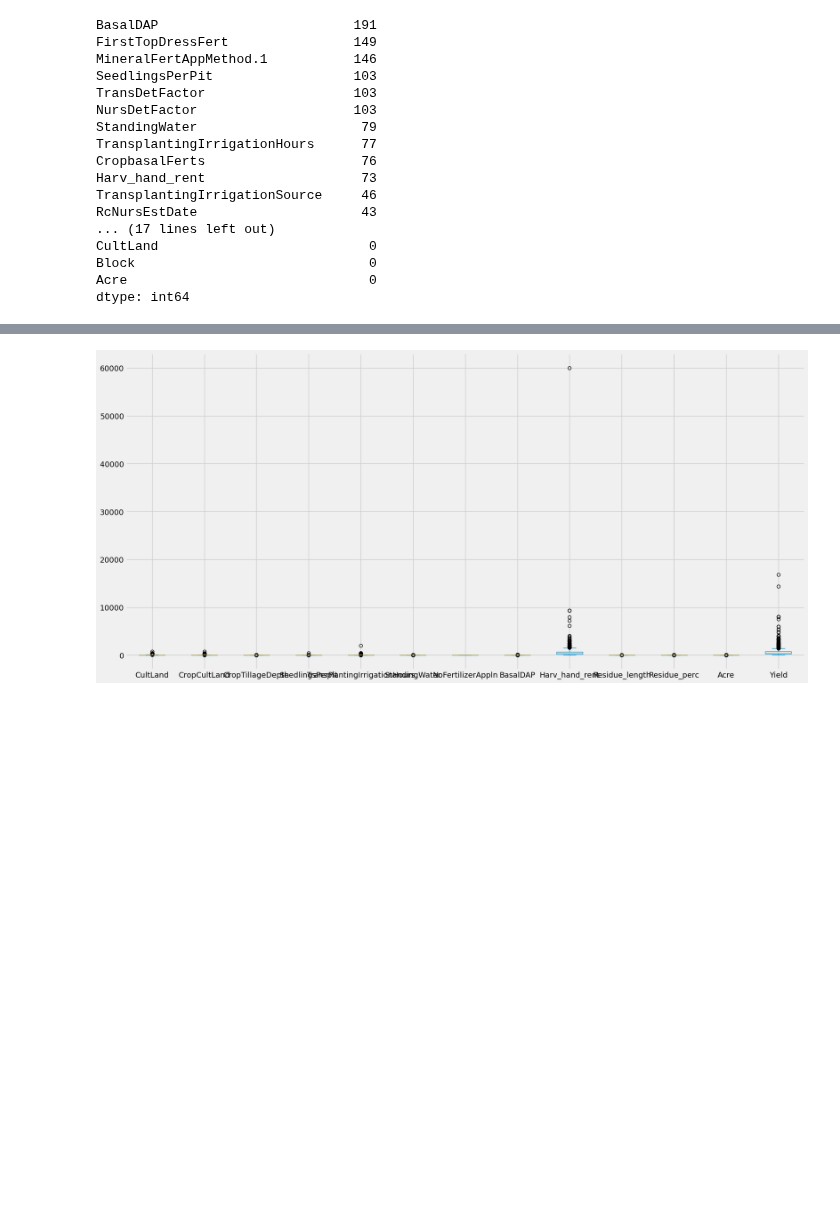
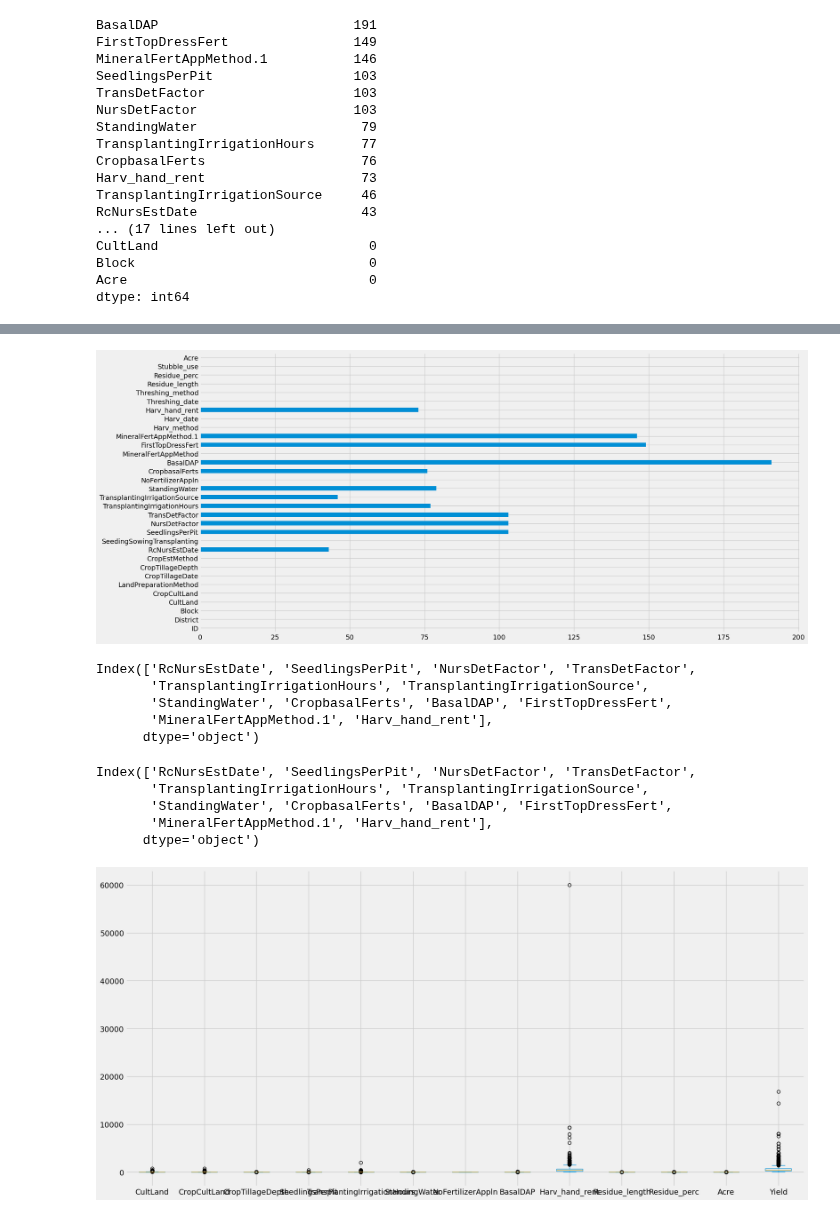
Before and after one commit to JOHNMARK-cmd/phase5project, a Jupyter notebook: GROUP-SIX.ipynb, the cells around one changed output, grey strips where cells are left out. Cells and saved outputs as stored; diff of their text form; code cells hidden in the pictures; blank space fills up the shorter version.

```diff
--- a/GROUP-SIX.ipynb
+++ b/GROUP-SIX.ipynb
@@ -347 +366,25 @@ plt.show()
+# %%
+# plot the histogram of the missing values in the test dataset
+test.isnull().sum().plot(kind='barh', figsize=(20, 10))
+plt.show()
+# %% [output]
+[figure, added]
+# %%
+# columns with missing data in the train dataset
+train.columns[train.isnull().any()]
+# %% [output]
+Index(['RcNursEstDate', 'SeedlingsPerPit', 'NursDetFactor', 'TransDetFactor',
+       'TransplantingIrrigationHours', 'TransplantingIrrigationSource',
+       'StandingWater', 'CropbasalFerts', 'BasalDAP', 'FirstTopDressFert',
+       'MineralFertAppMethod.1', 'Harv_hand_rent'],
+      dtype='object')
+# %%
+# columns with missing data in the test dataset
+test.columns[test.isnull().any()]
+# %% [output]
+Index(['RcNursEstDate', 'SeedlingsPerPit', 'NursDetFactor', 'TransDetFactor',
+       'TransplantingIrrigationHours', 'TransplantingIrrigationSource',
+       'StandingWater', 'CropbasalFerts', 'BasalDAP', 'FirstTopDressFert',
+       'MineralFertAppMethod.1', 'Harv_hand_rent'],
+      dtype='object')
 # %%
```
Also changed, not shown: parts of 17 cells of this notebook, 1 other file.
